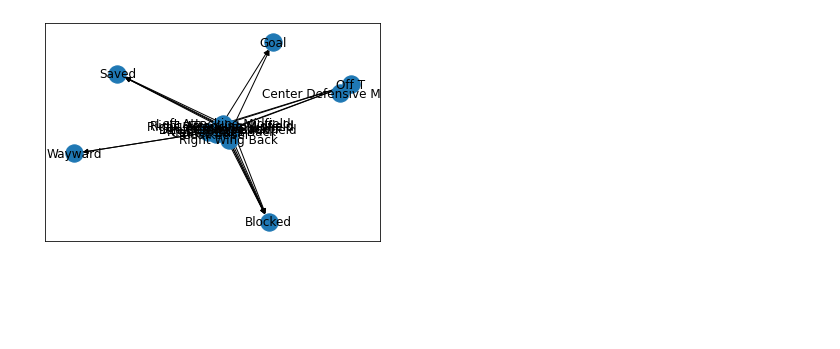
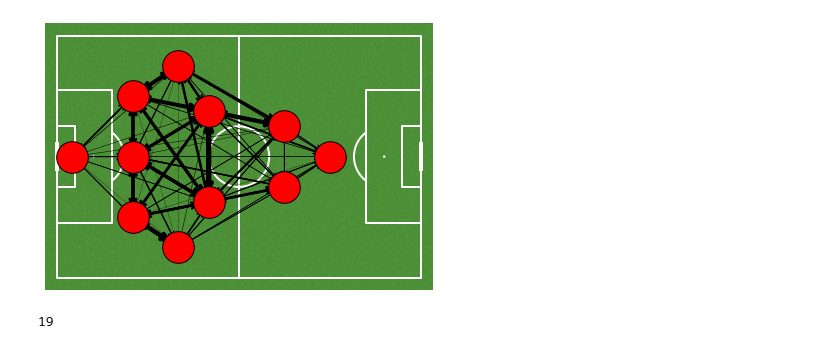
Before and after one commit to Morten-Tejlmand/5-semester, a Jupyter notebook: Fodbold/Passing/match graphs.ipynb, the cells around one changed output. Cells and saved outputs as stored; diff of their text form; code cells hidden in the pictures; blank space fills up the shorter version.

Commit message:
Plots

```diff
--- a/Fodbold/Passing/match graphs.ipynb
+++ b/Fodbold/Passing/match graphs.ipynb
@@ -62,7 +101,7 @@ for id in events.match_id.unique():
 
     #den næste linje kan eventuelt kommenteres ud, og så kan vi bare fjerne na i stedet, hvis vi ikke vil have de ekstra nodes, jeg foreslår :D
     #add shot as a pass recipient as well
-    match_subset.loc[match_subset['type'] =='Shot', 'pass_recipient_position'] = match_subset.apply(lambda x: np.where(pd.isna(x['pass_recipient_position']), x['shot_outcome'], x['pass_recipient_position']), axis=1)
+    #match_subset.loc[match_subset['type'] =='Shot', 'pass_recipient_position'] = match_subset.apply(lambda x: np.where(pd.isna(x['pass_recipient_position']), x['shot_outcome'], x['pass_recipient_position']), axis=1)
 
     #if a does not have a pass_recipient_position yet, we drop it
     match_subset.dropna(subset=['pass_recipient_position'], inplace = True)
@@ -98,7 +137,48 @@ for match in df_dict.values():
 
     #add finished graph to dictionary
     match_graph_dict[match_id] = graph
-# %%
-nx.draw_networkx(match_graph_dict[3895348])
-# %% [output]
-[figure, removed]
+# %%
+G = match_graph_dict[3895302]
+
+
+# Define player positions on the pitch
+positions = {
+    'Goalkeeper': (5, 40),                  # Goalkeeper
+    'Left Center Back': (25, 20),          # Left Center Back
+    'Center Back': (25, 40),               # Center Back
+    'Right Center Back': (25, 60),         # Right Center Back
+    'Left Wing Back': (40, 10),            # Left Wing Back
+    'Right Wing Back': (40, 70),           # Right Wing Back
+    'Left Defensive Midfield': (50, 25),   # Left Defensive Midfield
+    'Right Defensive Midfield': (50, 55),  # Right Defensive Midfield
+    'Left Attacking Midfield': (75, 30),   # Left Attacking Midfield
+    'Right Attacking Midfield': (75, 50),  # Right Attacking Midfield
+    'Center Forward': (90, 40),            # Center Forward
+}
+
+# Initialize the mplsoccer pitch
+pitch = Pitch(pitch_type='statsbomb', pitch_color='grass', line_color='white')
+fig, ax = pitch.draw()
+
+# Draw the nodes (players) on the pitch
+nx.draw_networkx_nodes(G, positions, node_size=1000, node_color="red", edgecolors="black", ax=ax)
+
+# Draw the edges (passes) with varying thickness based on weights
+edges = G.edges(data=True)
+nx.draw_networkx_edges(
+    G, positions,
+    edgelist=[(u, v) for u, v, d in edges],
+    width=[d["weight"]*0.25 for u, v, d in edges],
+    edge_color="black",
+    ax=ax,
+    arrowstyle="->",
+    arrowsize=15,
+)
+
+plt.show()
+# %% [output]
+[figure, added]
+# %%
+len(G.nodes())
+# %% [output]
+19
```
Also changed, not shown: parts of 3 cells of this notebook, 7 other files.
